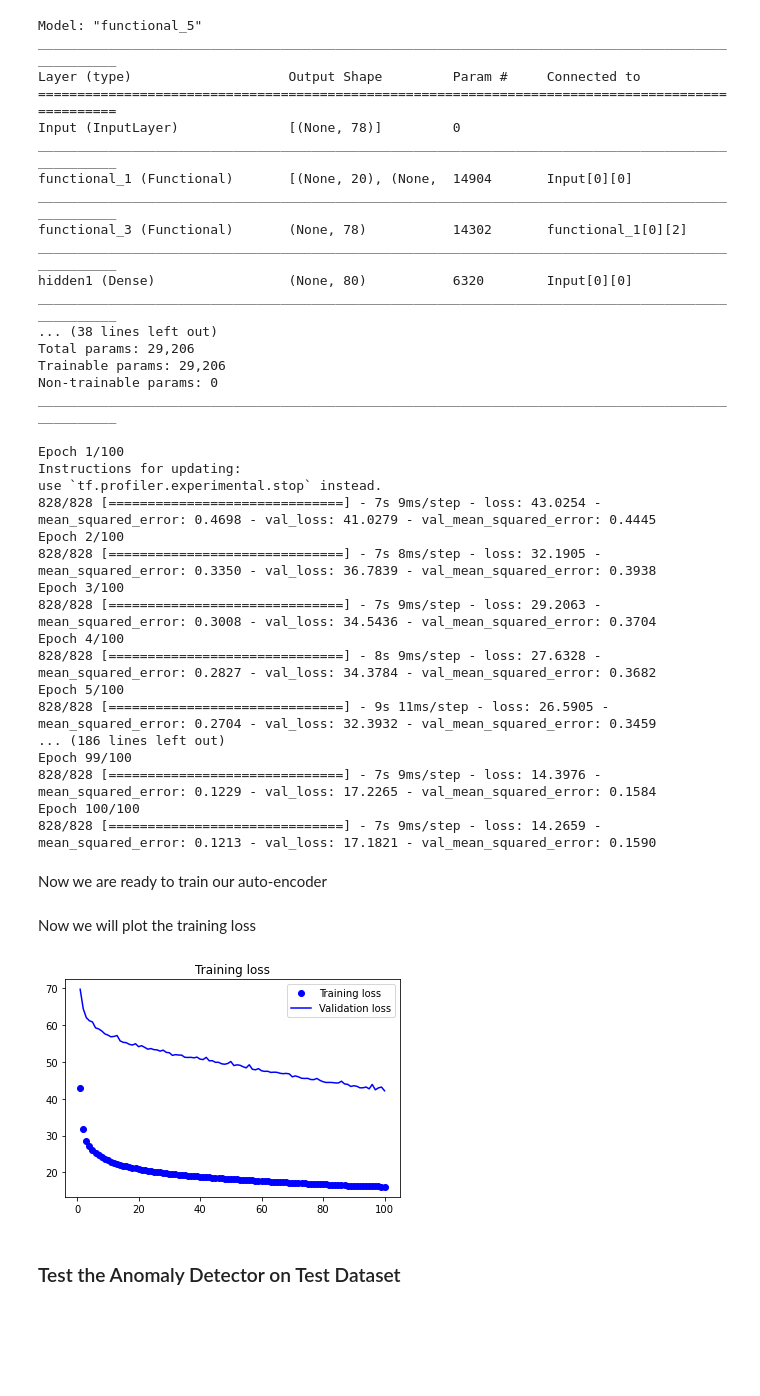
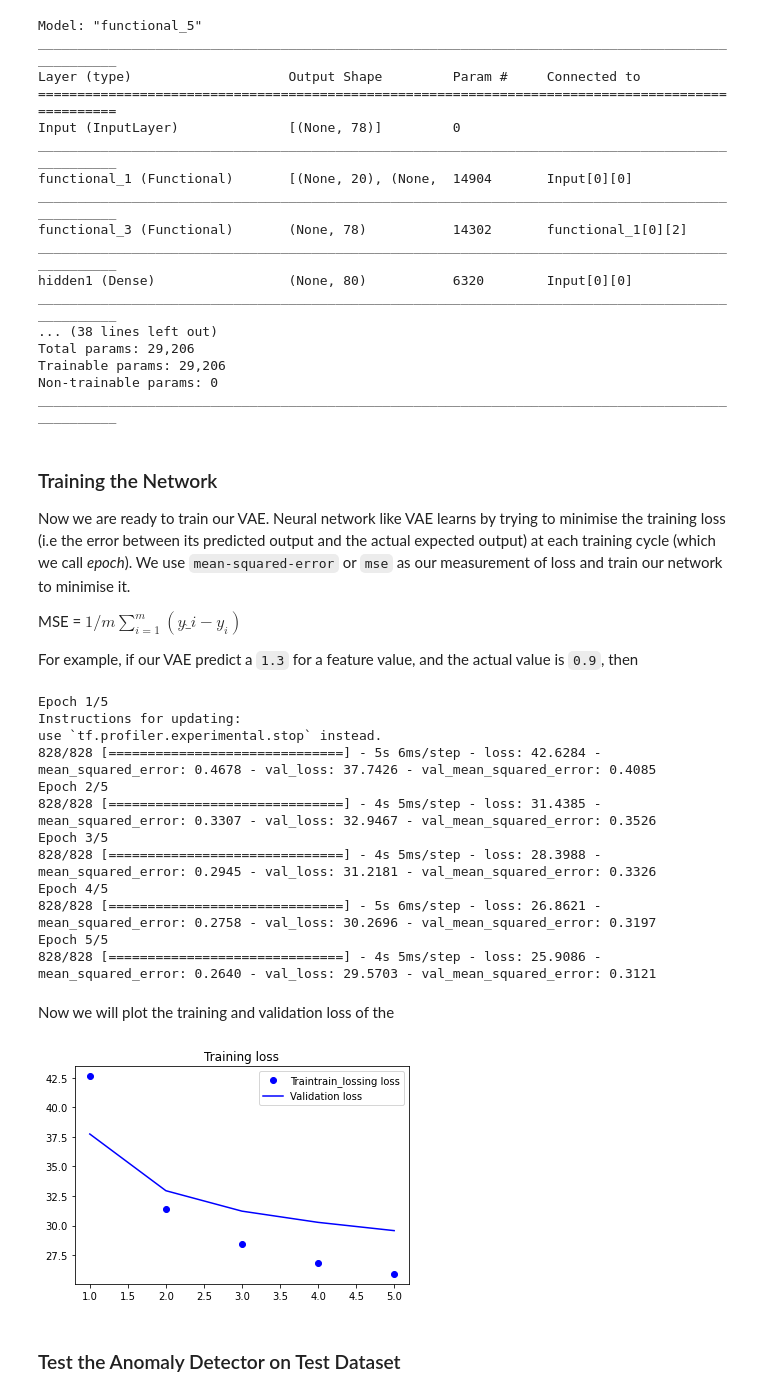
Before and after one commit to khengkok/mindef-ai, a Jupyter notebook: ids_autoencoder_v2.ipynb, the cells around one changed output. Drawn from its saved outputs; the diff is of its cells as text; code cells hidden in the pictures; blank space fills up the shorter version.

````diff
--- a/ids_autoencoder_v2.ipynb
+++ b/ids_autoencoder_v2.ipynb
@@ -375,7 +375,7 @@ Trainable params: 14,302
 Non-trainable params: 0
 _________________________________________________________________
 # %%
-X_train_scaled = X_train_scaled.astype(np.float32)
+#X_train_scaled = X_train_scaled.astype(np.float32)
 # %%
 _, _, codings = vae_encoder(inputs)
 reconstructions = vae_decoder(codings)
@@ -411,9 +411,17 @@ Total params: 29,206
 Trainable params: 29,206
 Non-trainable params: 0
 __________________________________________________________________________________________________
+# %% [markdown]
+### Training the Network
+
+Now we are ready to train our VAE. Neural network like VAE learns by trying to minimise the training loss (i.e the error between its predicted output and the actual expected output) at each training cycle (which we call *epoch*). We use ```mean-squared-error``` or ```mse``` as our measurement of loss and train our network to minimise it.
+
+MSE = $1/m\sum_{i=1}^{m} (y\hat_i - y_i)$
+
+For example, if our VAE predict a `1.3` for a feature value, and the actual value is `0.9`, then
 # %%
 train = True
-num_epochs = 100
+num_epochs = 5
 batch_size = 512
 save_model = False
 
@@ -433,33 +441,32 @@ if train:
 else:
     vae = tf.keras.models.load_model('trained_model')
 # %% [output]
-Epoch 1/100
+Epoch 1/5
 Instructions for updating:
 use `tf.profiler.experimental.stop` instead.
-828/828 [==============================] - 7s 9ms/step - loss: 43.0254 - mean_squared_error: 0.4698 - val_loss: 41.0279 - val_mean_squared_error: 0.4445
-Epoch 2/100
-828/828 [==============================] - 7s 8ms/step - loss: 32.1905 - mean_squared_error: 0.3350 - val_loss: 36.7839 - val_mean_squared_error: 0.3938
-Epoch 3/100
-828/828 [==============================] - 7s 9ms/step - loss: 29.2063 - mean_squared_error: 0.3008 - val_loss: 34.5436 - val_mean_squared_error: 0.3704
-Epoch 4/100
-828/828 [==============================] - 8s 9ms/step - loss: 27.6328 - mean_squared_error: 0.2827 - val_loss: 34.3784 - val_mean_squared_error: 0.3682
-Epoch 5/100
-828/828 [==============================] - 9s 11ms/step - loss: 26.5905 - mean_squared_error: 0.2704 - val_loss: 32.3932 - val_mean_squared_error: 0.3459
-... (186 lines left out)
-Epoch 99/100
-828/828 [==============================] - 7s 9ms/step - loss: 14.3976 - mean_squared_error: 0.1229 - val_loss: 17.2265 - val_mean_squared_error: 0.1584
-Epoch 100/100
-828/828 [==============================] - 7s 9ms/step - loss: 14.2659 - mean_squared_error: 0.1213 - val_loss: 17.1821 - val_mean_squared_error: 0.1590
+828/828 [==============================] - 5s 6ms/step - loss: 42.6284 - mean_squared_error: 0.4678 - val_loss: 37.7426 - val_mean_squared_error: 0.4085
+Epoch 2/5
+828/828 [==============================] - 4s 5ms/step - loss: 31.4385 - mean_squared_error: 0.3307 - val_loss: 32.9467 - val_mean_squared_error: 0.3526
+Epoch 3/5
+828/828 [==============================] - 4s 5ms/step - loss: 28.3988 - mean_squared_error: 0.2945 - val_loss: 31.2181 - val_mean_squared_error: 0.3326
+Epoch 4/5
+828/828 [==============================] - 5s 6ms/step - loss: 26.8621 - mean_squared_error: 0.2758 - val_loss: 30.2696 - val_mean_squared_error: 0.3197
+Epoch 5/5
+828/828 [==============================] - 4s 5ms/step - loss: 25.9086 - mean_squared_error: 0.2640 - val_loss: 29.5703 - val_mean_squared_error: 0.3121
-# %% [markdown]
-Now we are ready to train our auto-encoder
 # %% [markdown]
-Now we will plot the training loss
+Now we will plot the training and validation loss of the
-# %%
-## plot the training loss
-if train:
-    plot_training_loss(history)
-# %% [output]
-[figure, removed]
+# %%
+## plot the training loss
+if train:
+    with open('training.history', 'wb') as f:
+        pickle.dump(history.history, f)
+    plot_training_loss(history.history)
+else:
+    with open('training.history', 'rb') as f:
+        history = pickle.load(f)
+    plot_training_loss(history)
+# %% [output]
+[figure, added]
 # %% [markdown]
 ### Test the Anomaly Detector on Test Dataset
 # %% [markdown]
````
Also changed, not shown: parts of 47 cells of this notebook, 3 other files.
